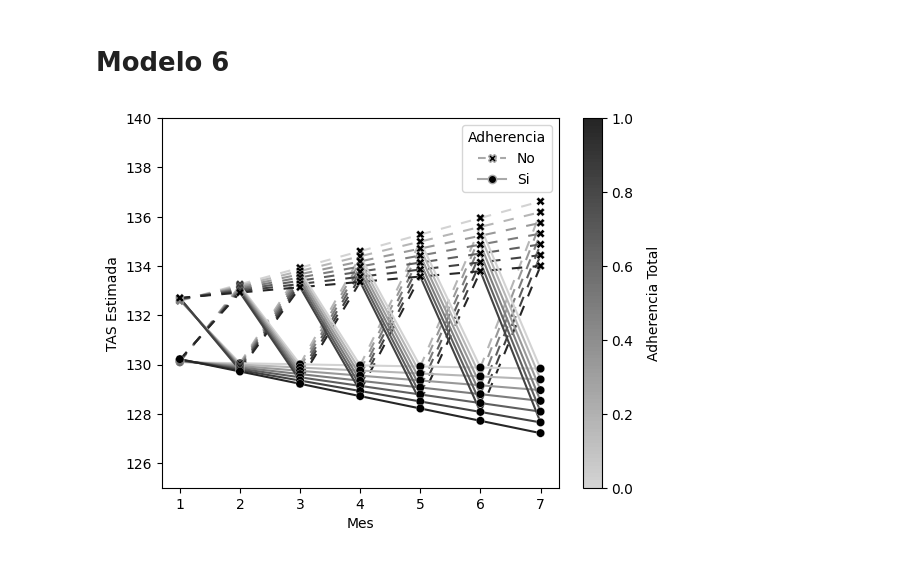
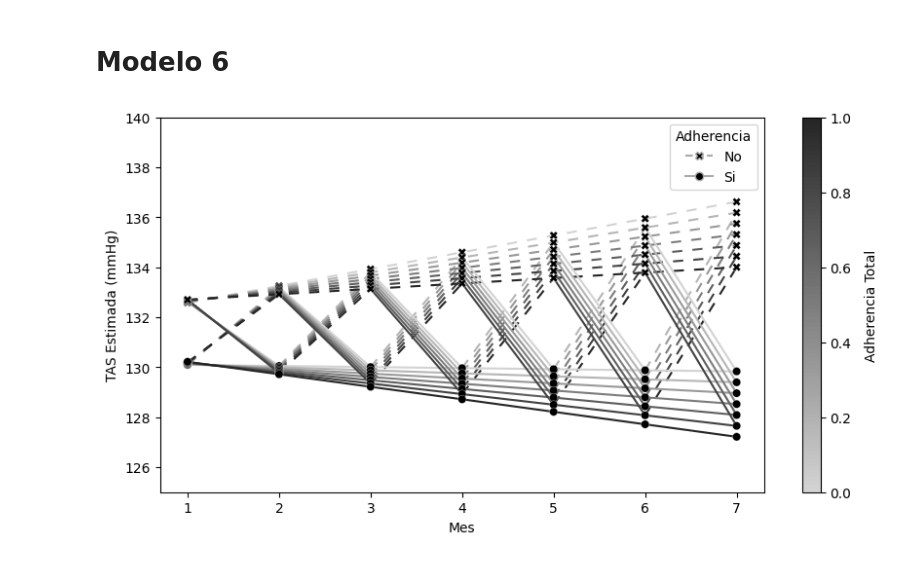
Before and after one commit to ecometto94/Tesis, a Jupyter notebook: Sintaxis/Análisis Inferencial_R.ipynb, the cells around one changed output. Drawn from its saved outputs; the diff is of its cells as text; code cells hidden in the pictures.

```diff
--- a/Sintaxis/Análisis Inferencial_R.ipynb
+++ b/Sintaxis/Análisis Inferencial_R.ipynb
@@ -503,6 +551,8 @@ lines_df_6 = pd.DataFrame(
 lines_df_6 = create_sample_df(lines_df_6)
 lines_df_6["Estimated"] = get_predictions(modelo_6, lines_df_6)
 # %%
+plt.figure(figsize=(10,5))
+
 scatter = sns.scatterplot(
     data=scatter_df_6,
     x="Mes",
@@ -516,32 +566,32 @@ sns.lineplot(
     data=dashed_lines_df_6,
     x="Mes",
     y="Estimated",
     style="id",
     hue="Adherencia_Total",
     dashes=[(5, 5)],
     palette=sorted(sns.color_palette("dark:lightgrey", n_colors=dashed_lines_df_6["Adherencia_Total"].nunique()), reverse=True),
     zorder=1
 )
 sns.lineplot(
     data=lines_df_6,
     x="Mes",
     y="Estimated",
     style="id",
     hue="Adherencia_Total",
     dashes=[()],
     palette=sorted(sns.color_palette("dark:lightgrey", n_colors=dashed_lines_df_6["Adherencia_Total"].nunique()), reverse=True),
     zorder=1
 )
 
 plt.ylim(YLIM)
-plt.ylabel("TAS Estimada")
+plt.ylabel("TAS Estimada (mmHg)")
 scatter.collections[0].set_linewidth(0.2)
 plt.legend(handles=handles, title="Adherencia")
 
 cmap = ListedColormap(sorted(sns.color_palette("dark:lightgrey", n_colors=100), reverse=True))
 colorbar = plt.colorbar(plt.cm.ScalarMappable(cmap=cmap))
 colorbar.ax.set_ylabel('Adherencia Total', rotation=90, labelpad=10)
 
 plt.savefig(f"{PATH_TO_IMG}/modelo_6.png", bbox_inches='tight')
 # %% [output]
-[figure, old version]
+[figure, new version]
```
Also changed, not shown: parts of 7 cells of this notebook, 14 other files.
